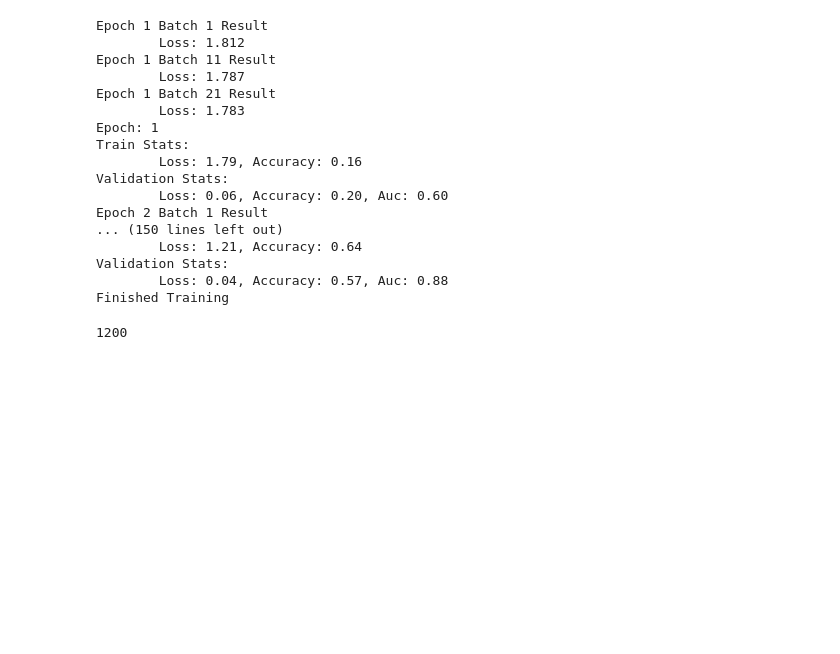
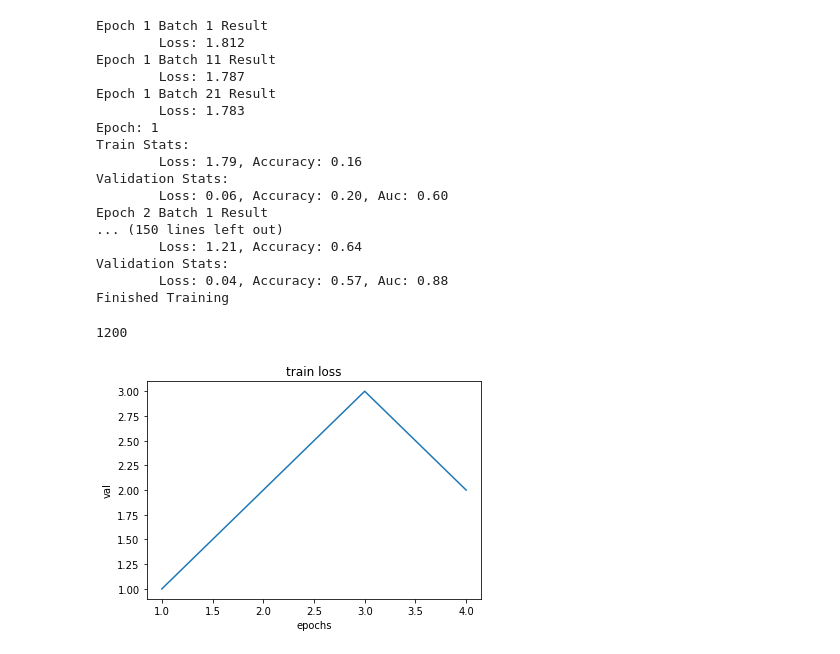
Before and after one commit to kcwanglucky/dog_sound_competition, a Jupyter notebook: notebook.ipynb, the cells around one changed output. Saved outputs shown, nothing was run; the diff lists cells and outputs as text; code cells hidden in the pictures; blank space fills up the shorter version.

```diff
--- a/notebook.ipynb
+++ b/notebook.ipynb
@@ -479,3 +477,12 @@ audio_dataloader[37]
 print(len(audio_dataset))
 # %% [output]
 1200
+# %%
+plt.plot(np.arange(1, 5), [1, 2, 3, 2])
+plt.title("train loss")
+plt.xlabel("epochs")
+plt.ylabel("val")
+# plt.savefig("temp.jpg")
+plt.show()
+# %% [output]
+[figure, added]
```
Also changed, not shown: parts of 2 cells of this notebook, 3 other files.
